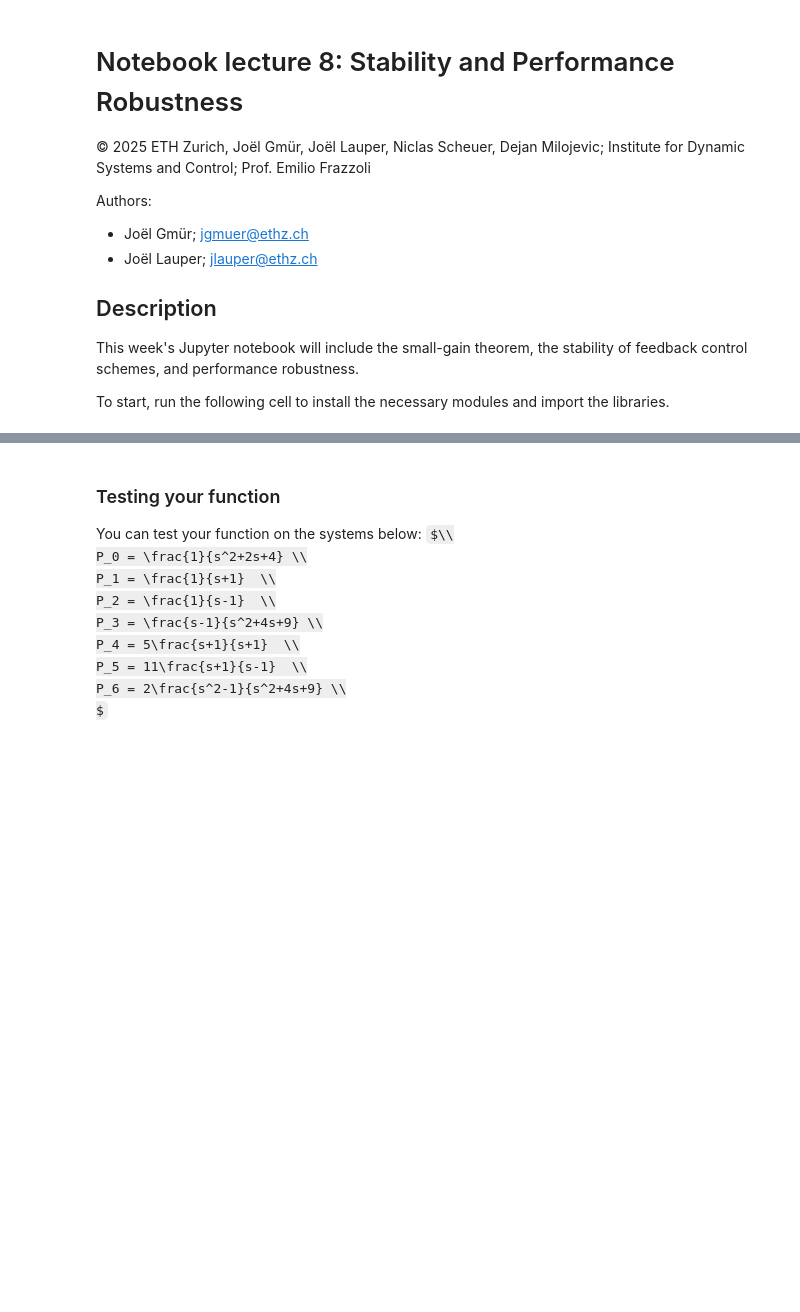
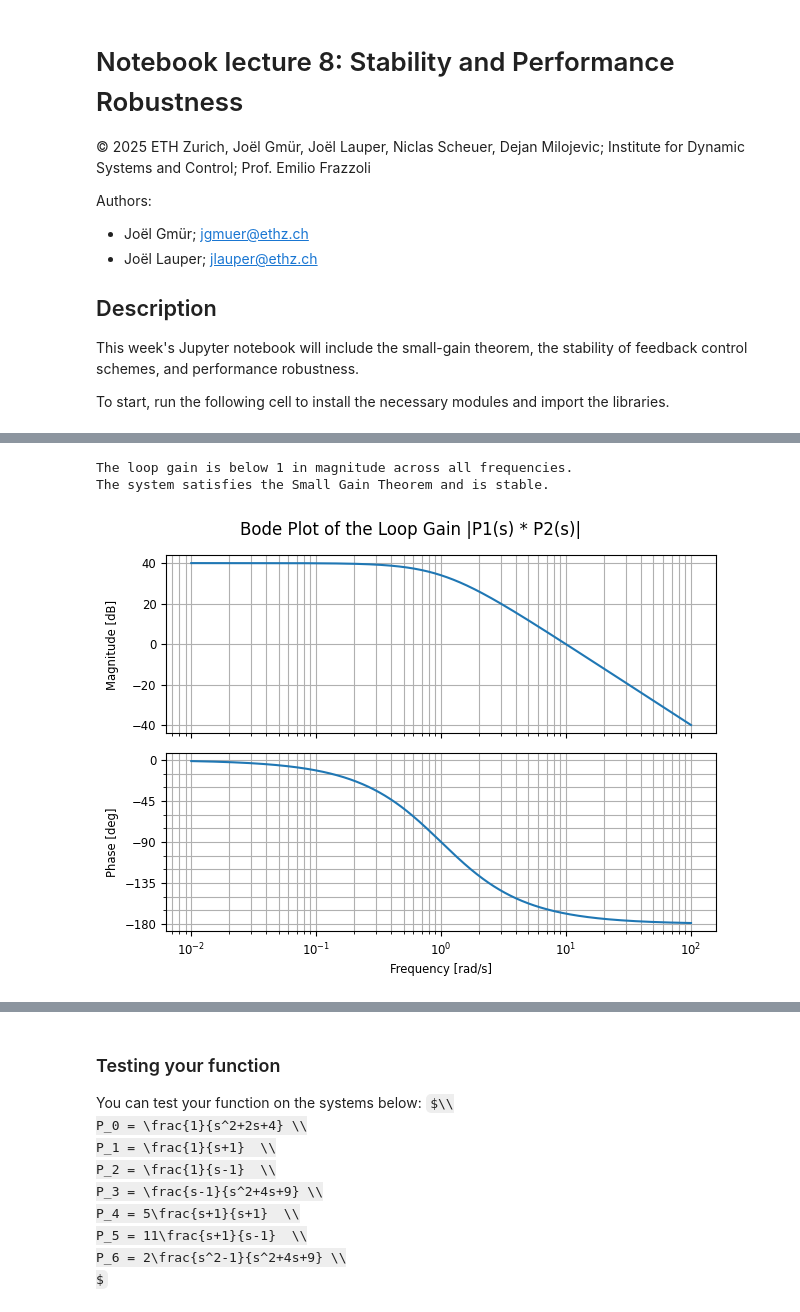
Before and after one commit to idsc-frazzoli/CS2-notebooks, a Jupyter notebook: 2025/ps08/cs_2024_ps08_smallgain.ipynb, the cells around one changed output, grey strips where cells are left out. Cells and saved outputs as stored; diff of their text form; code cells hidden in the pictures; some formulas as TeX source; blank space fills up the shorter version.

```diff
--- a/2025/ps08/cs_2024_ps08_smallgain.ipynb
+++ b/2025/ps08/cs_2024_ps08_smallgain.ipynb
@@ -86,3 +81,34 @@ plot_gain(G, H)
+# %%
+def plot_gain(P1, P2):
+    omega = np.logspace(-2, 2, 1000)
+    loop_gain = P1 * P2
+    _, mag_dB, _ = ctrl.bode(loop_gain, omega, dB=True, plot=True)
+
+    plt.suptitle("Bode Plot of the Loop Gain |P1(s) * P2(s)|")
+    plt.show()
+
+# Example: Creating transfer functions G(s) and H(s)
+
+# P1(s) = 100 / (s + 1) (first order, high gain)
+P1 = ctrl.TransferFunction([100], [1, 1])
+
+# P2(s) = 0.1 / (s + 1) (first order)
+P2 = ctrl.TransferFunction([1], [1, 1])
+
+# Test Small Gain Theorem
+stability = small_gain_theorem(P1, P2)
+
+if stability:
+    print("The system satisfies the Small Gain Theorem and is stable.")
+else:
+    print("The system does not satisfy the Small Gain Theorem and may be unstable.")
+
+# Plot the loop gain
+plot_gain(P1, P2)
+# %% [output]
+The loop gain is below 1 in magnitude across all frequencies.
+The system satisfies the Small Gain Theorem and is stable.
+[figure, added]
 # %% [markdown]
 # Exercise 2: Stability
 In this exercise you will create a function called ``internal_stability_check(topbranch, bottombranch)`` that will check the internal stability of an interconnection.
```
Also changed, not shown: parts of 5 cells of this notebook.
